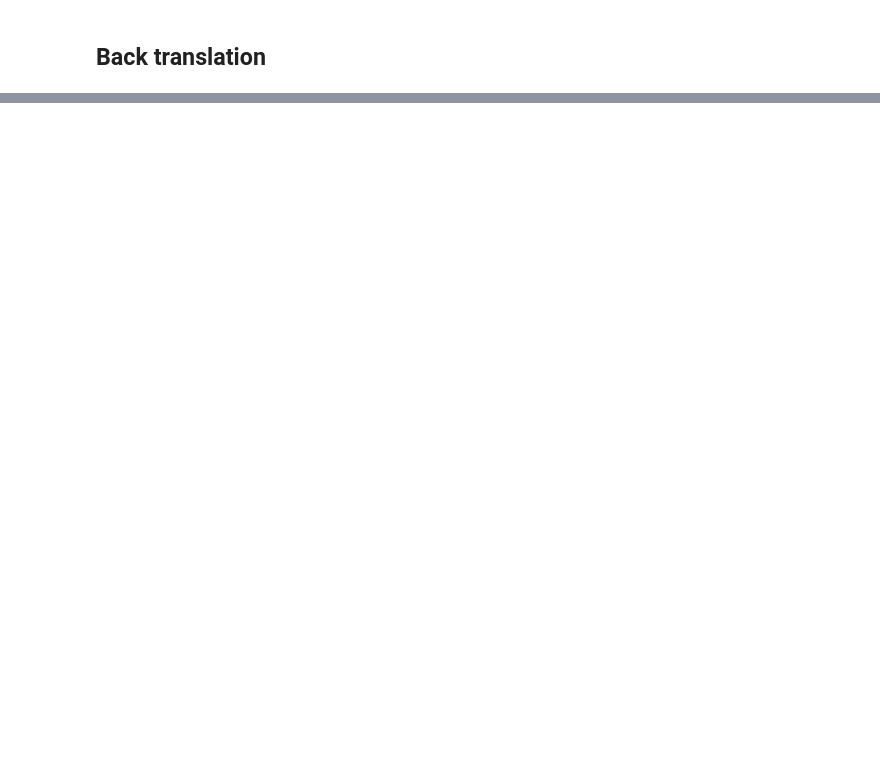
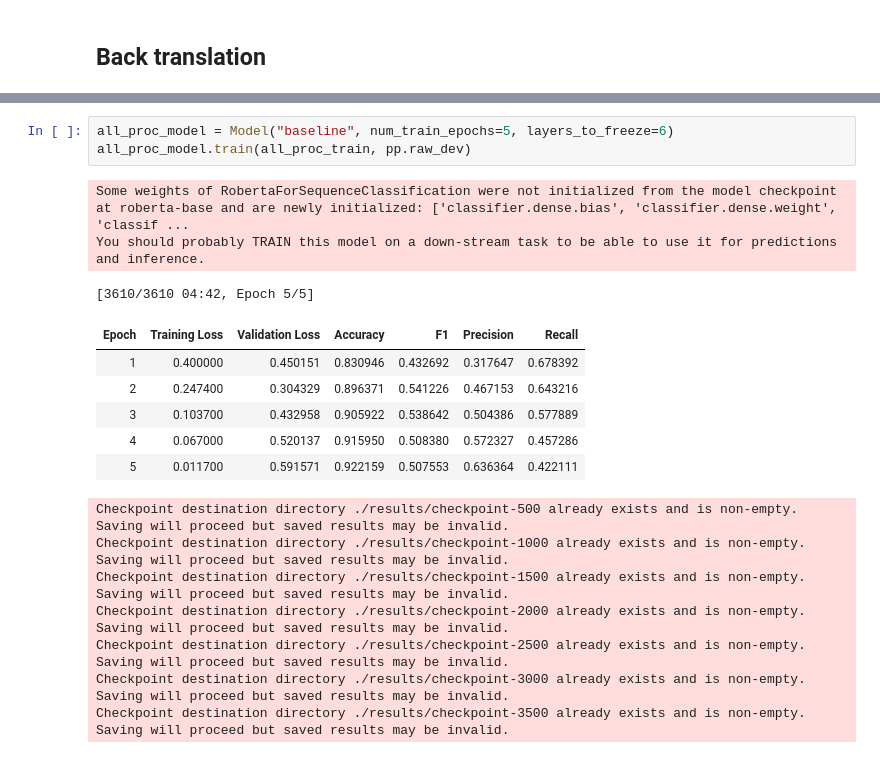
Before and after one commit to SiddhantSingh15/NLP_CW, a Jupyter notebook: aug_tests.ipynb, the cells around one changed output, grey strips where cells are left out. Saved outputs shown, nothing was run; the diff lists cells and outputs as text; blank space fills up the shorter version.

```diff
--- a/aug_tests.ipynb
+++ b/aug_tests.ipynb
@@ -166,2 +348,22 @@ all_proc_model.train(all_proc_train, pp.raw_dev)
+# %%
+all_proc_model = Model("baseline", num_train_epochs=5, layers_to_freeze=6)
+all_proc_model.train(all_proc_train, pp.raw_dev)
+# %% [output]
+Some weights of RobertaForSequenceClassification were not initialized from the model checkpoint at roberta-base and are newly initialized: ['classifier.dense.bias', 'classifier.dense.weight', 'classif ...
+You should probably TRAIN this model on a down-stream task to be able to use it for predictions and inference.
+[3610/3610 04:42, Epoch 5/5]
+| Epoch | Training Loss | Validation Loss | Accuracy | F1 | Precision | Recall |
+| 1 | 0.400000 | 0.450151 | 0.830946 | 0.432692 | 0.317647 | 0.678392 |
+| 2 | 0.247400 | 0.304329 | 0.896371 | 0.541226 | 0.467153 | 0.643216 |
+| 3 | 0.103700 | 0.432958 | 0.905922 | 0.538642 | 0.504386 | 0.577889 |
+| 4 | 0.067000 | 0.520137 | 0.915950 | 0.508380 | 0.572327 | 0.457286 |
+| 5 | 0.011700 | 0.591571 | 0.922159 | 0.507553 | 0.636364 | 0.422111 |
+Checkpoint destination directory ./results/checkpoint-500 already exists and is non-empty. Saving will proceed but saved results may be invalid.
+Checkpoint destination directory ./results/checkpoint-1000 already exists and is non-empty. Saving will proceed but saved results may be invalid.
+Checkpoint destination directory ./results/checkpoint-1500 already exists and is non-empty. Saving will proceed but saved results may be invalid.
+Checkpoint destination directory ./results/checkpoint-2000 already exists and is non-empty. Saving will proceed but saved results may be invalid.
+Checkpoint destination directory ./results/checkpoint-2500 already exists and is non-empty. Saving will proceed but saved results may be invalid.
+Checkpoint destination directory ./results/checkpoint-3000 already exists and is non-empty. Saving will proceed but saved results may be invalid.
+Checkpoint destination directory ./results/checkpoint-3500 already exists and is non-empty. Saving will proceed but saved results may be invalid.
 # %%
 # Train metrics
```
Also changed, not shown: parts of 27 cells of this notebook, 2 other files.
